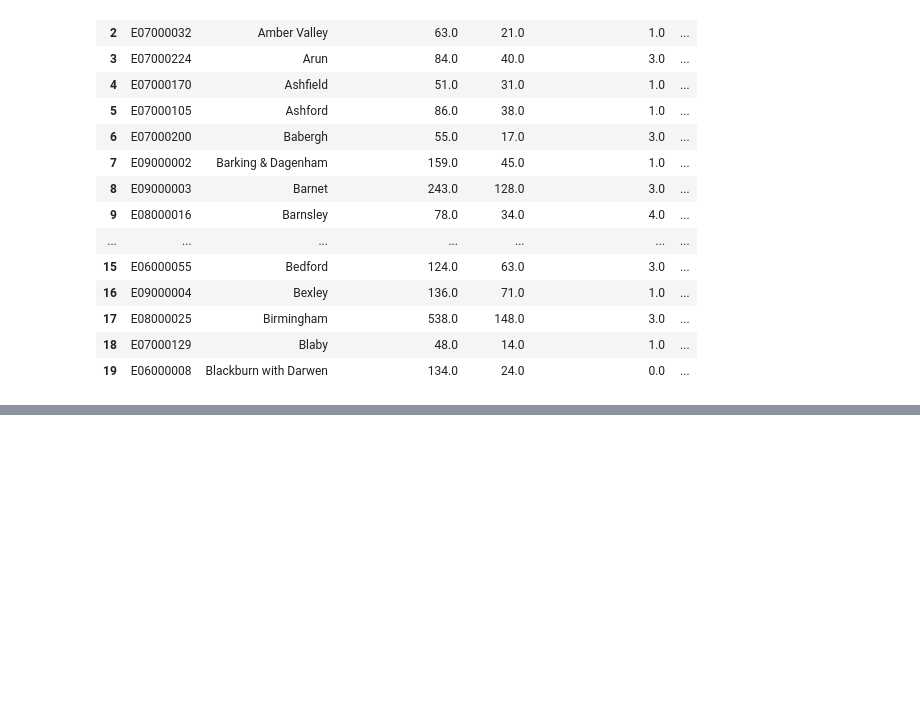
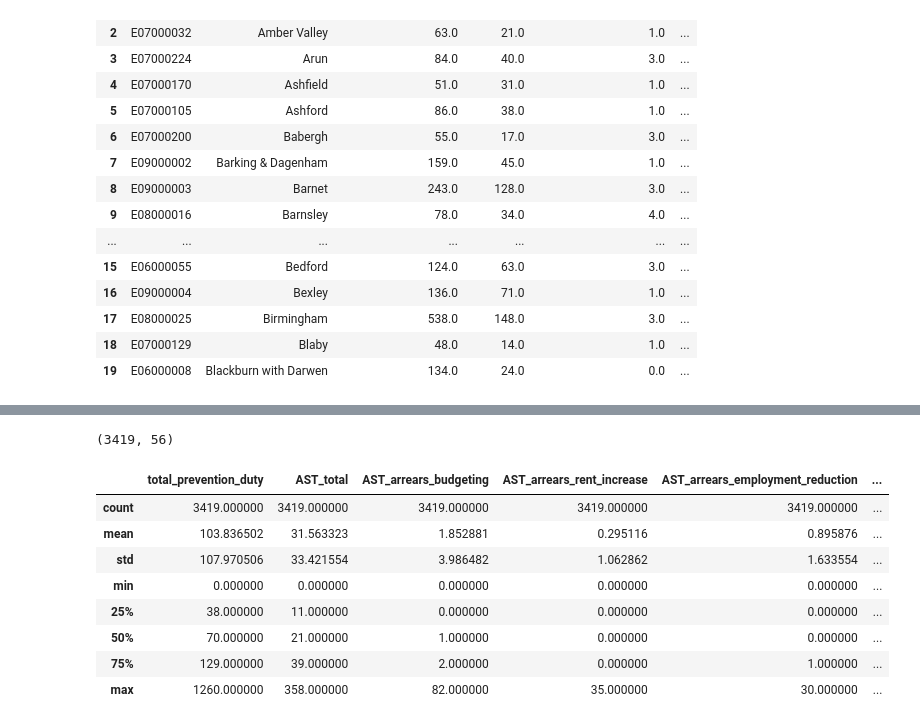
Before and after one commit to lu-fisher/Homelessness-reasons, a Jupyter notebook: Threatened homelessness, successful preventions & census data.ipynb, the cells around one changed output, grey strips where cells are left out. Cells and saved outputs as stored; diff of their text form; code cells hidden in the pictures; blank space fills up the shorter version.

```diff
--- a/Threatened homelessness, successful preventions & census data.ipynb
+++ b/Threatened homelessness, successful preventions & census data.ipynb
@@ -27,11 +27,3 @@ display(joined_df_A2P.head())
 | 2 | E07000032 | Amber Valley | 63.0 | 21.0 | 1.0 | ... |
 | 3 | E07000224 | Arun | 84.0 | 40.0 | 3.0 | ... |
 | 4 | E07000170 | Ashfield | 51.0 | 31.0 | 1.0 | ... |
-# %%
-#Joining the dataframe of prevention duties owed with the dataframe of successful preventions
-
-df = pd.merge(joined_df_A2P, joined_df_P2, on=['ONS_code', 'local_authority', 'year', 'quarter'])
-
-#Creating column which calculates successful preventions as a percentage of total duties owed
-
-df['proportion_prevented'] = df['total_successful_prevention'] / df['total_prevention_duty']
@@ -85,4 +29,0 @@ for local_authority in census_data['local_authority']:
-# %%
-#Adding the census data to the main dataframe
-
-df = pd.merge(df, census_data, how='left', on=['ONS_code', 'local_authority'])
@@ -106,8 +67,3 @@ display(df.head(20))
 | 17 | E08000025 | Birmingham | 538.0 | 148.0 | 3.0 | ... |
 | 18 | E07000129 | Blaby | 48.0 | 14.0 | 1.0 | ... |
 | 19 | E06000008 | Blackburn with Darwen | 134.0 | 24.0 | 0.0 | ... |
-# %%
-#Removing all the columns I added with the calculated percentage, to make the dataframe clearer to work with
-
-columns_to_keep = df.columns[~df.columns.str.startswith('percentage_')]
-df = df[columns_to_keep]
@@ -179,4 +69,0 @@ for local_authority in HPG['local_authority']:
-# %%
-#Adding the Homelessness Prevention Grant information to the main dataframe
-
-df = pd.merge(df, HPG, how='left', on=['ONS_code', 'local_authority', 'year'])
@@ -207,0 +117,16 @@ df.to_csv('C:/Users/lucyf/Coding/Homelessness-reasons/data/master_df.csv')
+# %%
+df.shape
+# %% [output]
+(3419, 56)
+# %%
+df.describe()
+# %% [output]
+|  | total_prevention_duty | AST_total | AST_arrears_budgeting | AST_arrears_rent_increase | AST_arrears_employment_reduction | ... |
+| count | 3419.000000 | 3419.000000 | 3419.000000 | 3419.000000 | 3419.000000 | ... |
+| mean | 103.836502 | 31.563323 | 1.852881 | 0.295116 | 0.895876 | ... |
+| std | 107.970506 | 33.421554 | 3.986482 | 1.062862 | 1.633554 | ... |
+| min | 0.000000 | 0.000000 | 0.000000 | 0.000000 | 0.000000 | ... |
+| 25% | 38.000000 | 11.000000 | 0.000000 | 0.000000 | 0.000000 | ... |
+| 50% | 70.000000 | 21.000000 | 1.000000 | 0.000000 | 0.000000 | ... |
+| 75% | 129.000000 | 39.000000 | 2.000000 | 0.000000 | 1.000000 | ... |
+| max | 1260.000000 | 358.000000 | 82.000000 | 35.000000 | 30.000000 | ... |
```
Also changed, not shown: parts of 18 cells of this notebook, 12 other files.
